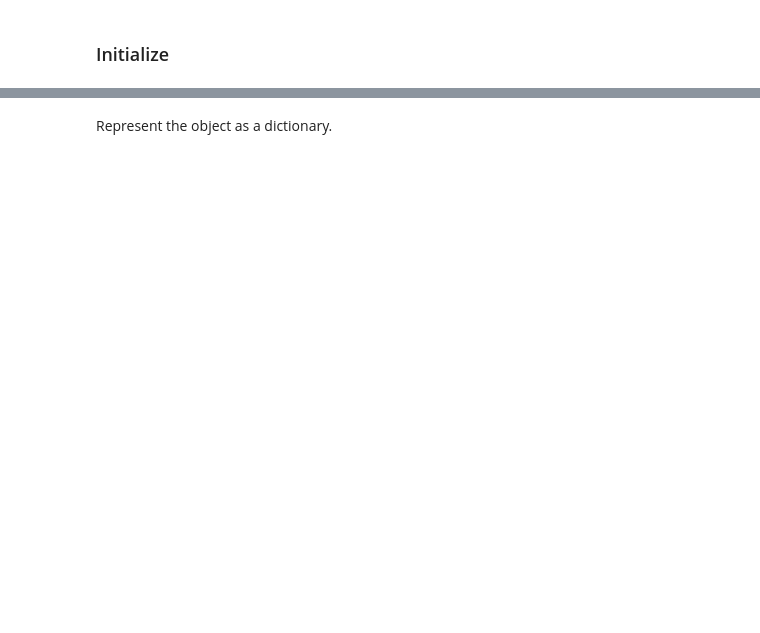
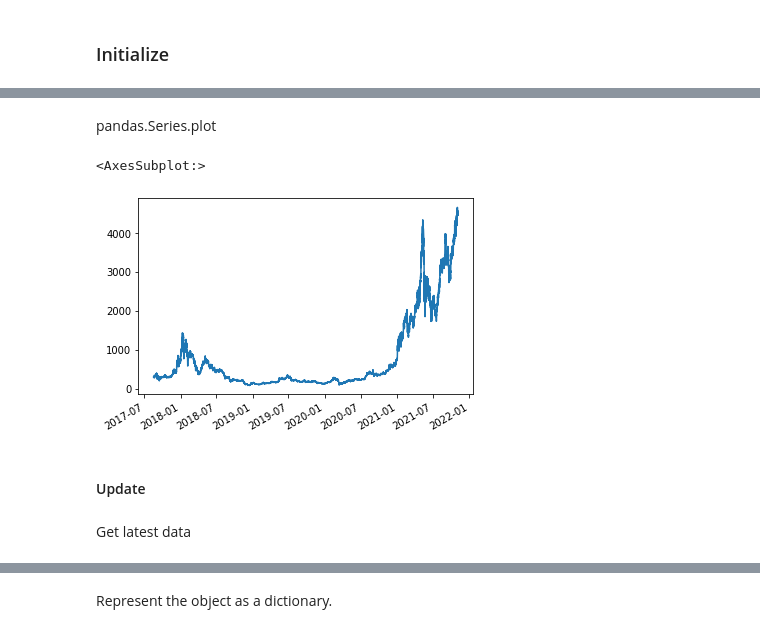
Before and after one commit to GuillaumeDMMarion/crypto-invest, a Jupyter notebook: notebooks/Examples.ipynb, the cells around one changed output, grey strips where cells are left out. Drawn from its saved outputs; the diff is of its cells as text; code cells hidden in the pictures; blank space fills up the shorter version.

Commit message:
Update with latest features

```diff
--- a/notebooks/Examples.ipynb
+++ b/notebooks/Examples.ipynb
@@ -71,0 +35,6 @@ klmngr = KLMngr(quotes_or_assets=quotes_or_assets, client=client, url_scheme=url
+# %%
+cred=Cred()
+# %%
+bases = ['BTC', 'ETH', 'ADA', 'DOT', 'XRP', 'UNI', 'LTC', 'LINK', 'BCH', 'XLM', 'VET', 'IOTA', 'TRX']
+quotes_or_assets = [_+'USDT' for _ in bases]
+quotes_or_assets += ['ADABTC', 'XRPBTC']
@@ -71,0 +79,2 @@ klmngr = KLMngr(quotes_or_assets=quotes_or_assets, client=client, url_scheme=url
+# %%
+kline = klmngr['ETHUSDT']
@@ -71,0 +114,11 @@ klmngr = KLMngr(quotes_or_assets=quotes_or_assets, client=client, url_scheme=url
+# %% [markdown]
+pandas.Series.plot
+# %%
+kline.close.plot()
+# %% [output]
+<AxesSubplot:>
+[figure, added]
+# %% [markdown]
+#### Update
+# %% [markdown]
+Get latest data
```
Also changed, not shown: parts of 140 cells of this notebook.
